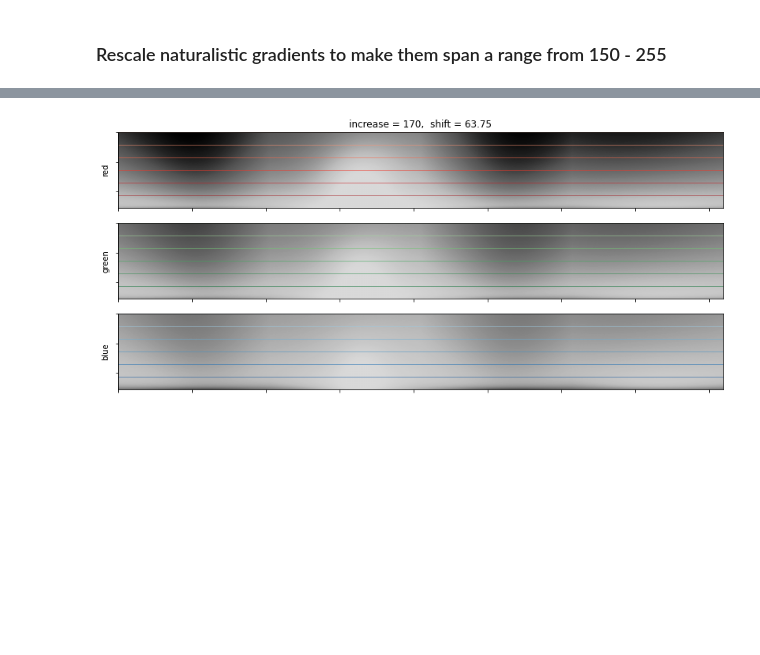
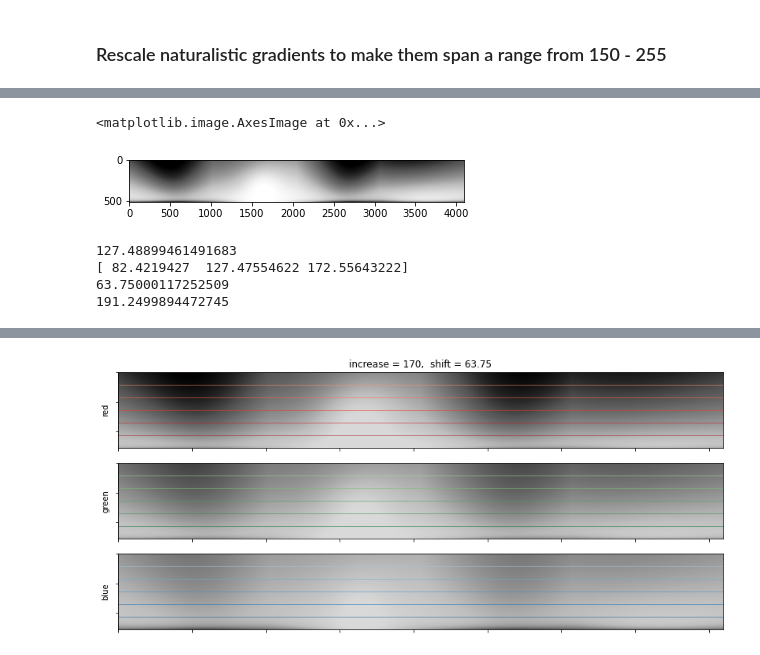
Before and after one commit to hjmh/vrStim, a Jupyter notebook: stimulusComparison.ipynb, the cells around one changed output, grey strips where cells are left out. Saved outputs shown, nothing was run; the diff lists cells and outputs as text; code cells hidden in the pictures; blank space fills up the shorter version.

```diff
--- a/stimulusComparison.ipynb
+++ b/stimulusComparison.ipynb
@@ -219,0 +230,2 @@ plt.savefig('./plots/skygradients_RGB_elevationProfile_{}.pdf'.format(savename))
+# %%
+moddepth = (panGradLow.max()-panGradLow.min())
@@ -219,0 +258,17 @@ plt.savefig('./plots/skygradients_RGB_elevationProfile_{}.pdf'.format(savename))
+# %%
+plt.imshow(BGmeanShifted_Sides,cmap='Greys_r', vmin=0, vmax=255)
+# %% [output]
+<matplotlib.image.AxesImage at 0x...>
+[figure, added]
+# %%
+panGradLowSky = (np.sin(np.linspace(0,np.pi*2,len(BGmeanShifted_Sides[0,:]))-np.pi/4) + 2)*maxBit/4
+
+print(panGradLowSky.mean())
+print(np.percentile(panGradLowSky,[25, 50, 75]))
+print(panGradLowSky.min())
+print(panGradLowSky.max())
+# %% [output]
+127.48899461491683
+[ 82.4219427  127.47554622 172.55643222]
+63.75000117252509
+191.2499894472745
```
Also changed, not shown: parts of 7 cells of this notebook.
